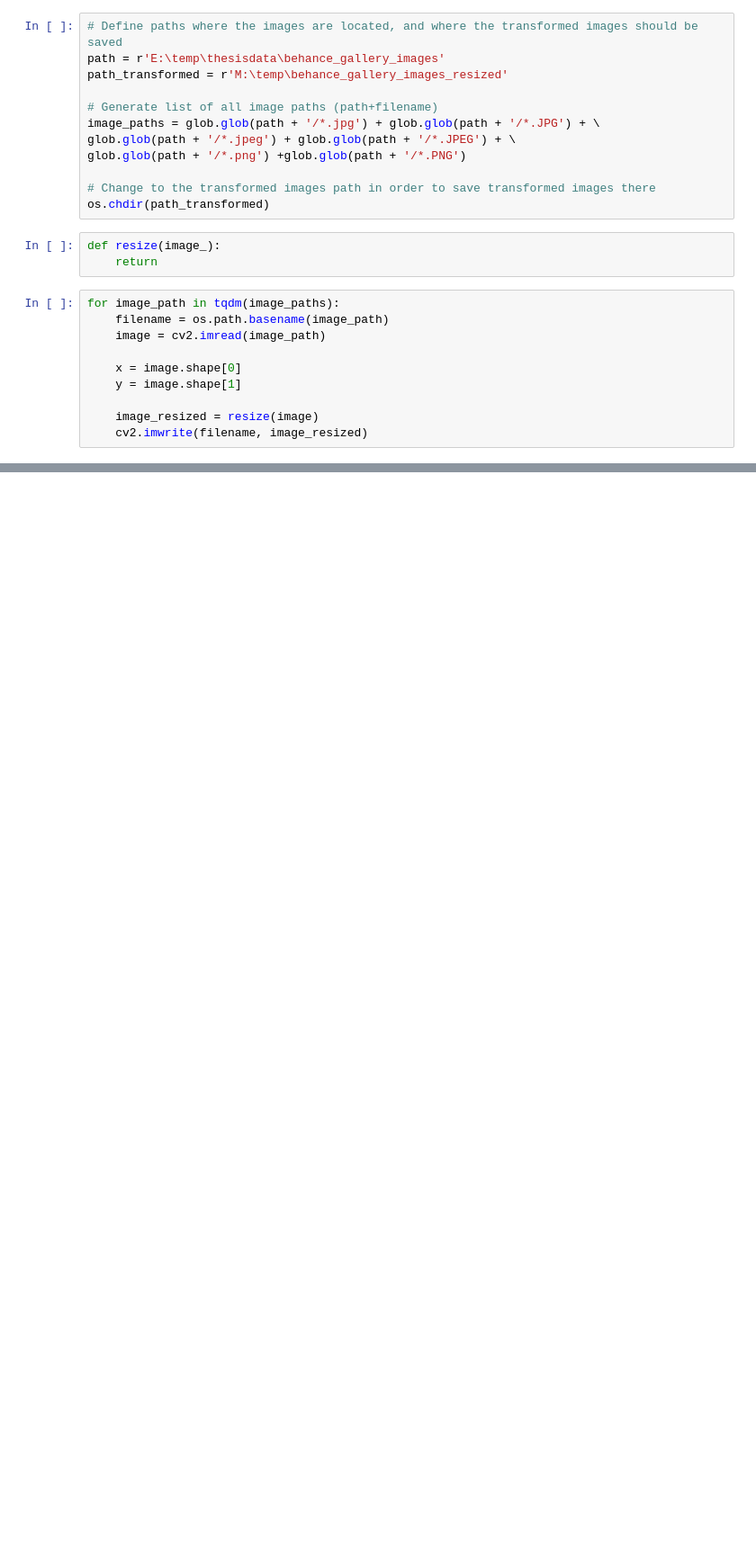
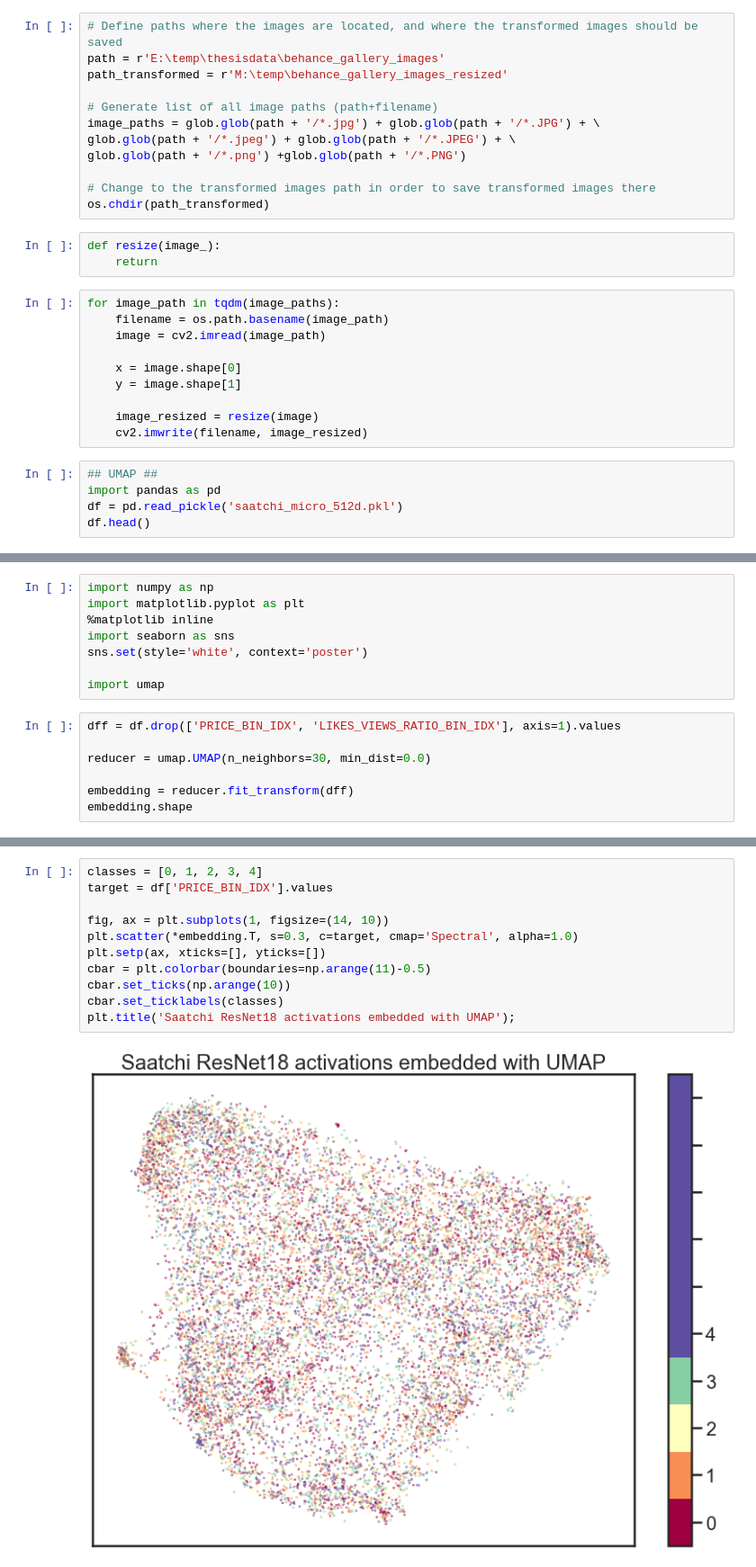
Before and after one commit to Guthman/Thesis_cur-AI-tor, a Jupyter notebook: notebooks/scratchpad2.ipynb, the cells around one changed output, grey strips where cells are left out. Shown at 90% size. Drawn from its saved outputs; the diff is of its cells as text; blank space fills up the shorter version.

```diff
--- a/notebooks/scratchpad2.ipynb
+++ b/notebooks/scratchpad2.ipynb
@@ -28,3 +30,8 @@ for image_path in tqdm(image_paths):
 
     image_resized = resize(image)
     cv2.imwrite(filename, image_resized)
+# %%
+## UMAP ##
+import pandas as pd
+df = pd.read_pickle('saatchi_micro_512d.pkl')
+df.head()
@@ -30,0 +46,15 @@ for image_path in tqdm(image_paths):
+# %%
+import numpy as np
+import matplotlib.pyplot as plt
+%matplotlib inline
+import seaborn as sns
+sns.set(style='white', context='poster')
+
+import umap
+# %%
+dff = df.drop(['PRICE_BIN_IDX', 'LIKES_VIEWS_RATIO_BIN_IDX'], axis=1).values
+
+reducer = umap.UMAP(n_neighbors=30, min_dist=0.0)
+
+embedding = reducer.fit_transform(dff)
+embedding.shape
@@ -30,0 +63,13 @@ for image_path in tqdm(image_paths):
+# %%
+classes = [0, 1, 2, 3, 4]
+target = df['PRICE_BIN_IDX'].values
+
+fig, ax = plt.subplots(1, figsize=(14, 10))
+plt.scatter(*embedding.T, s=0.3, c=target, cmap='Spectral', alpha=1.0)
+plt.setp(ax, xticks=[], yticks=[])
+cbar = plt.colorbar(boundaries=np.arange(11)-0.5)
+cbar.set_ticks(np.arange(10))
+cbar.set_ticklabels(classes)
+plt.title('Saatchi ResNet18 activations embedded with UMAP');
+# %% [output]
+[figure, added]
```
Also changed, not shown: parts of 7 cells of this notebook, 4 other files.
